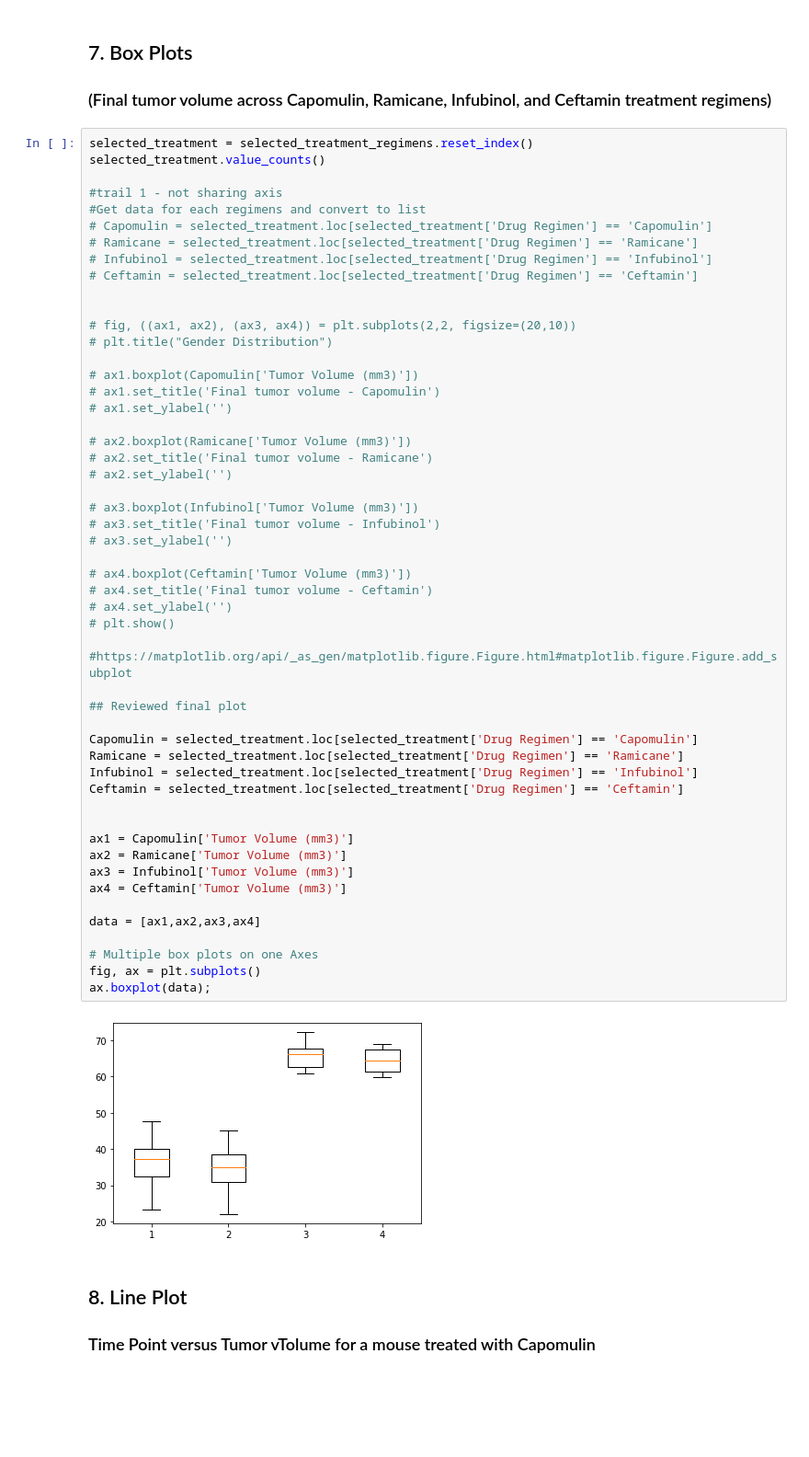
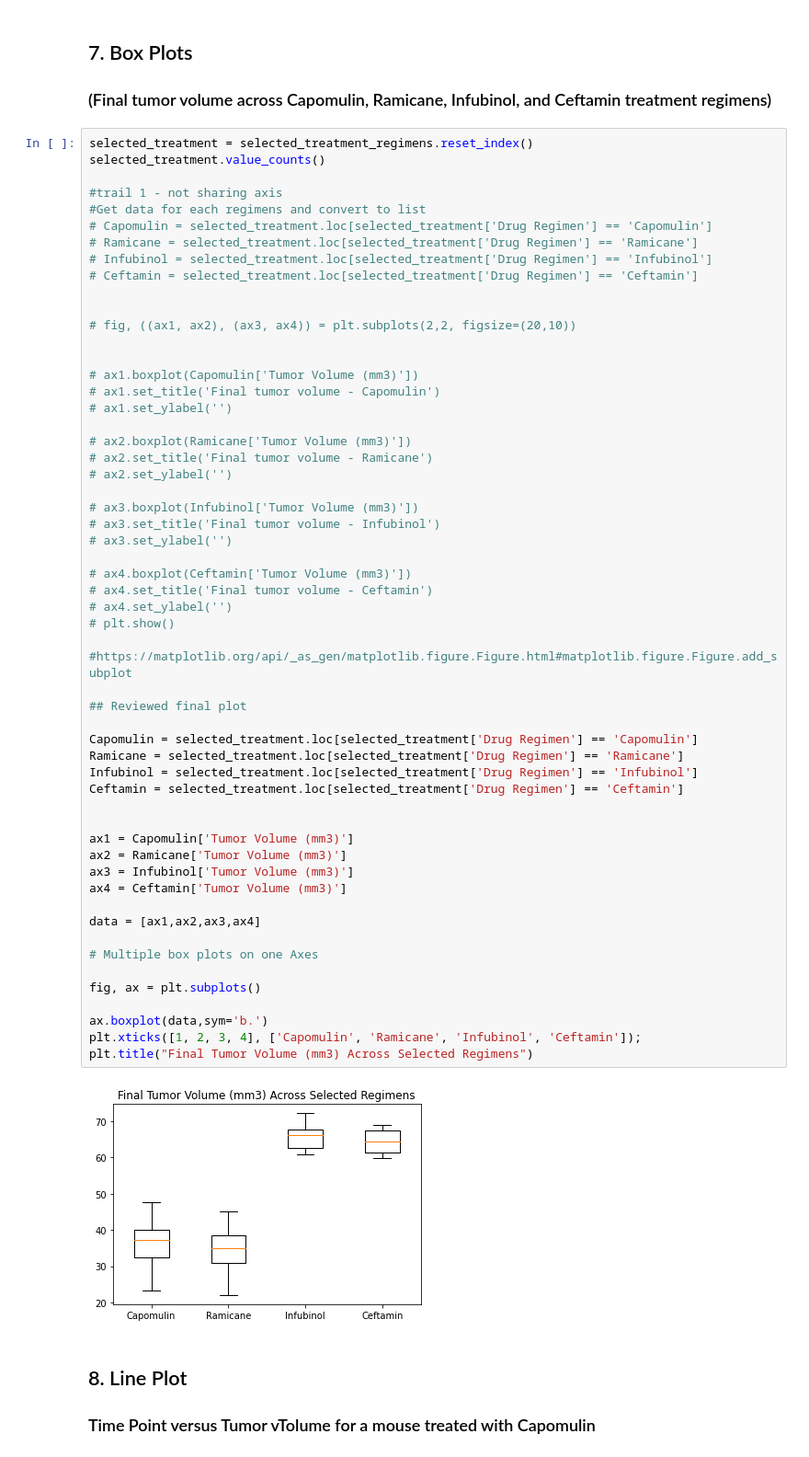
Before and after one commit to mafven/matplotlib-challenge, a Jupyter notebook: pymaceuticals_starter.ipynb, the cells around one changed output. Shown at 92% size. Drawn from its saved outputs; the diff is of its cells as text; blank space fills up the shorter version.

Commit message:
update box plot script

```diff
--- a/pymaceuticals_starter.ipynb
+++ b/pymaceuticals_starter.ipynb
@@ -306,7 +306,7 @@ selected_treatment.value_counts()
 
 
 # fig, ((ax1, ax2), (ax3, ax4)) = plt.subplots(2,2, figsize=(20,10))
-# plt.title("Gender Distribution")
+
 
 # ax1.boxplot(Capomulin['Tumor Volume (mm3)'])
 # ax1.set_title('Final tumor volume - Capomulin')
@@ -318,35 +318,39 @@ selected_treatment.value_counts()
 
 # ax3.boxplot(Infubinol['Tumor Volume (mm3)'])
 # ax3.set_title('Final tumor volume - Infubinol')
 # ax3.set_ylabel('')
 
 # ax4.boxplot(Ceftamin['Tumor Volume (mm3)'])
 # ax4.set_title('Final tumor volume - Ceftamin')
 # ax4.set_ylabel('')
 # plt.show()
 
 #https://matplotlib.org/api/_as_gen/matplotlib.figure.Figure.html#matplotlib.figure.Figure.add_subplot
 
 ## Reviewed final plot
 
 Capomulin = selected_treatment.loc[selected_treatment['Drug Regimen'] == 'Capomulin']
 Ramicane = selected_treatment.loc[selected_treatment['Drug Regimen'] == 'Ramicane']
 Infubinol = selected_treatment.loc[selected_treatment['Drug Regimen'] == 'Infubinol']
 Ceftamin = selected_treatment.loc[selected_treatment['Drug Regimen'] == 'Ceftamin']
 
 
 ax1 = Capomulin['Tumor Volume (mm3)']
 ax2 = Ramicane['Tumor Volume (mm3)']
 ax3 = Infubinol['Tumor Volume (mm3)']
 ax4 = Ceftamin['Tumor Volume (mm3)']
 
 data = [ax1,ax2,ax3,ax4]
 
 # Multiple box plots on one Axes
+
 fig, ax = plt.subplots()
-ax.boxplot(data);
+
+ax.boxplot(data,sym='b.')
+plt.xticks([1, 2, 3, 4], ['Capomulin', 'Ramicane', 'Infubinol', 'Ceftamin']);
+plt.title("Final Tumor Volume (mm3) Across Selected Regimens")
 # %% [output]
-[figure, old version]
+[figure, new version]
 # %% [markdown]
 ## 8. Line Plot
 ### Time Point versus Tumor vTolume for a mouse treated with Capomulin
```
